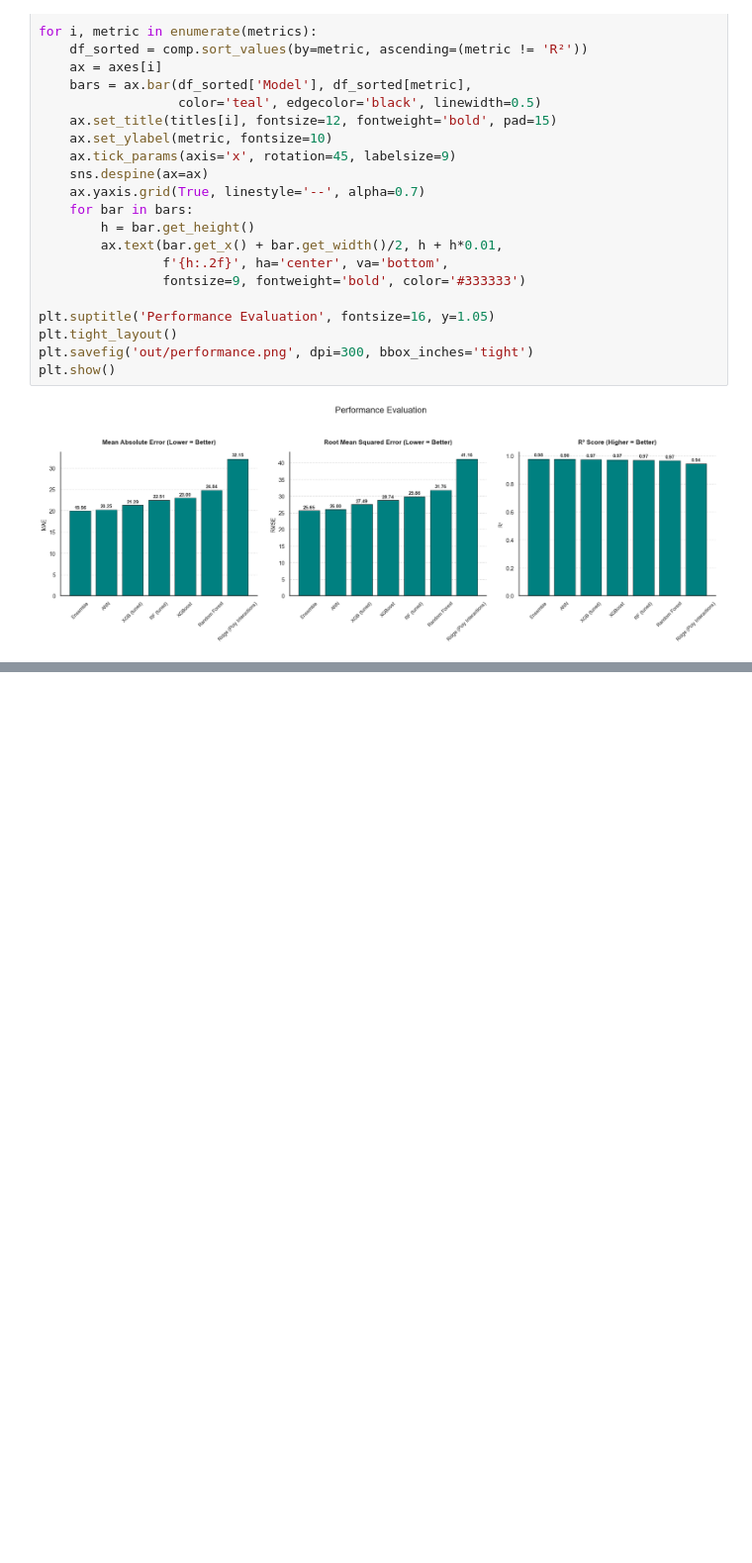
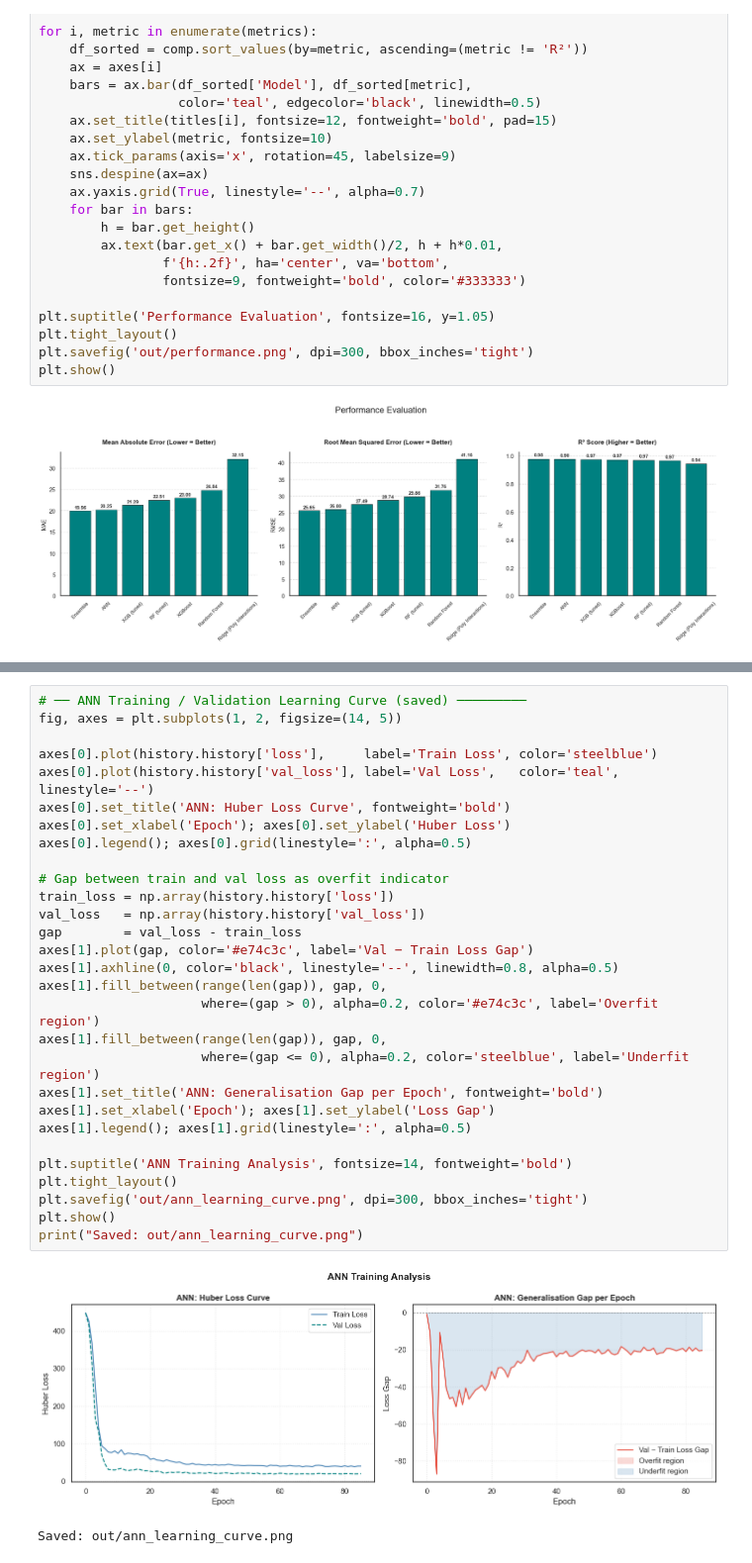
Before and after one commit to heyisula/caloriesense, a Jupyter notebook: trainV4.ipynb, the cells around one changed output, grey strips where cells are left out. Shown at 99% size. Cells and saved outputs as stored; diff of their text form; blank space fills up the shorter version.

```diff
--- a/trainV4.ipynb
+++ b/trainV4.ipynb
@@ -882,0 +996,32 @@ plt.show()
+# %%
+# ── ANN Training / Validation Learning Curve (saved) ─────────
+fig, axes = plt.subplots(1, 2, figsize=(14, 5))
+
+axes[0].plot(history.history['loss'],     label='Train Loss', color='steelblue')
+axes[0].plot(history.history['val_loss'], label='Val Loss',   color='teal', linestyle='--')
+axes[0].set_title('ANN: Huber Loss Curve', fontweight='bold')
+axes[0].set_xlabel('Epoch'); axes[0].set_ylabel('Huber Loss')
+axes[0].legend(); axes[0].grid(linestyle=':', alpha=0.5)
+
+# Gap between train and val loss as overfit indicator
+train_loss = np.array(history.history['loss'])
+val_loss   = np.array(history.history['val_loss'])
+gap        = val_loss - train_loss
+axes[1].plot(gap, color='#e74c3c', label='Val − Train Loss Gap')
+axes[1].axhline(0, color='black', linestyle='--', linewidth=0.8, alpha=0.5)
+axes[1].fill_between(range(len(gap)), gap, 0,
+                     where=(gap > 0), alpha=0.2, color='#e74c3c', label='Overfit region')
+axes[1].fill_between(range(len(gap)), gap, 0,
+                     where=(gap <= 0), alpha=0.2, color='steelblue', label='Underfit region')
+axes[1].set_title('ANN: Generalisation Gap per Epoch', fontweight='bold')
+axes[1].set_xlabel('Epoch'); axes[1].set_ylabel('Loss Gap')
+axes[1].legend(); axes[1].grid(linestyle=':', alpha=0.5)
+
+plt.suptitle('ANN Training Analysis', fontsize=14, fontweight='bold')
+plt.tight_layout()
+plt.savefig('out/ann_learning_curve.png', dpi=300, bbox_inches='tight')
+plt.show()
+print("Saved: out/ann_learning_curve.png")
+# %% [output]
+[figure, added]
+Saved: out/ann_learning_curve.png
```
Also changed, not shown: parts of 5 cells of this notebook, 17 other files.
